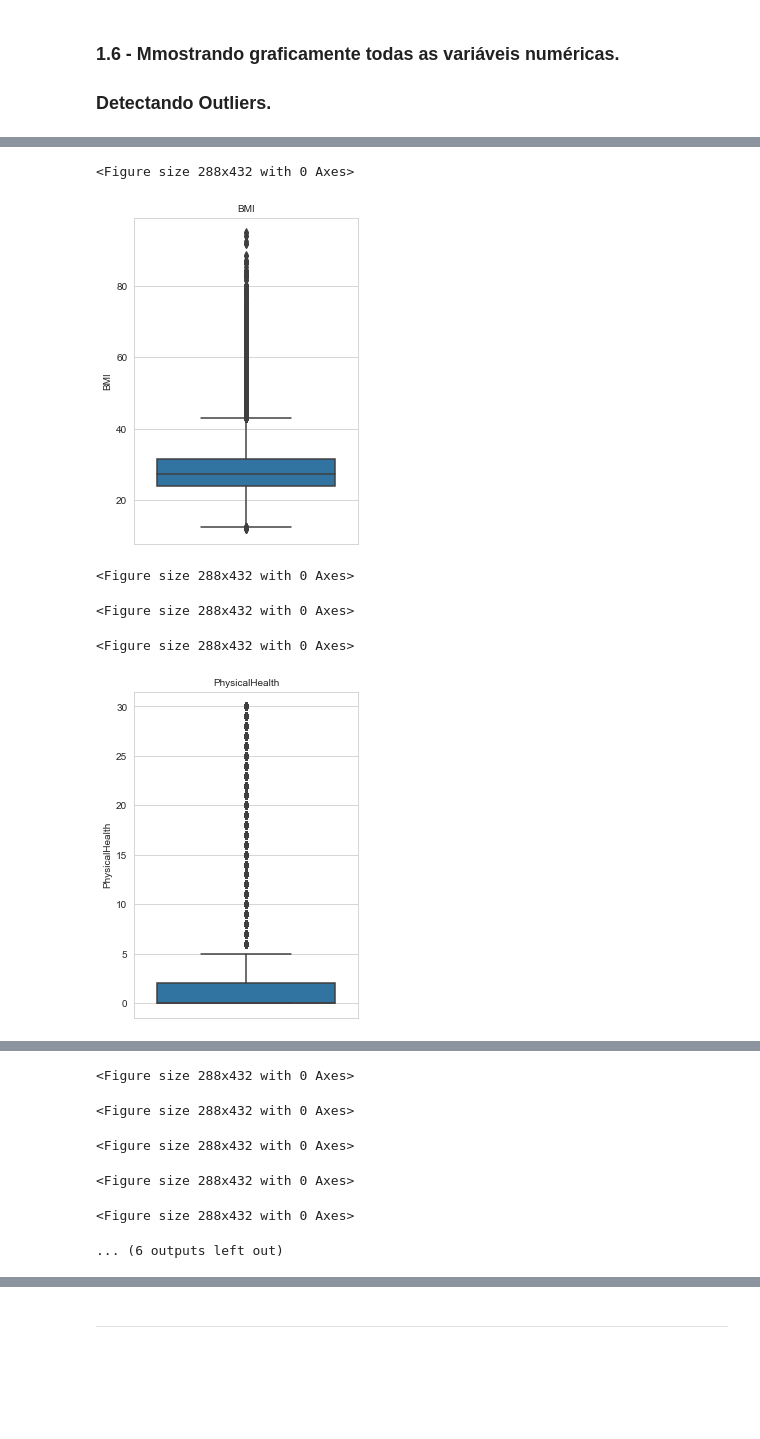
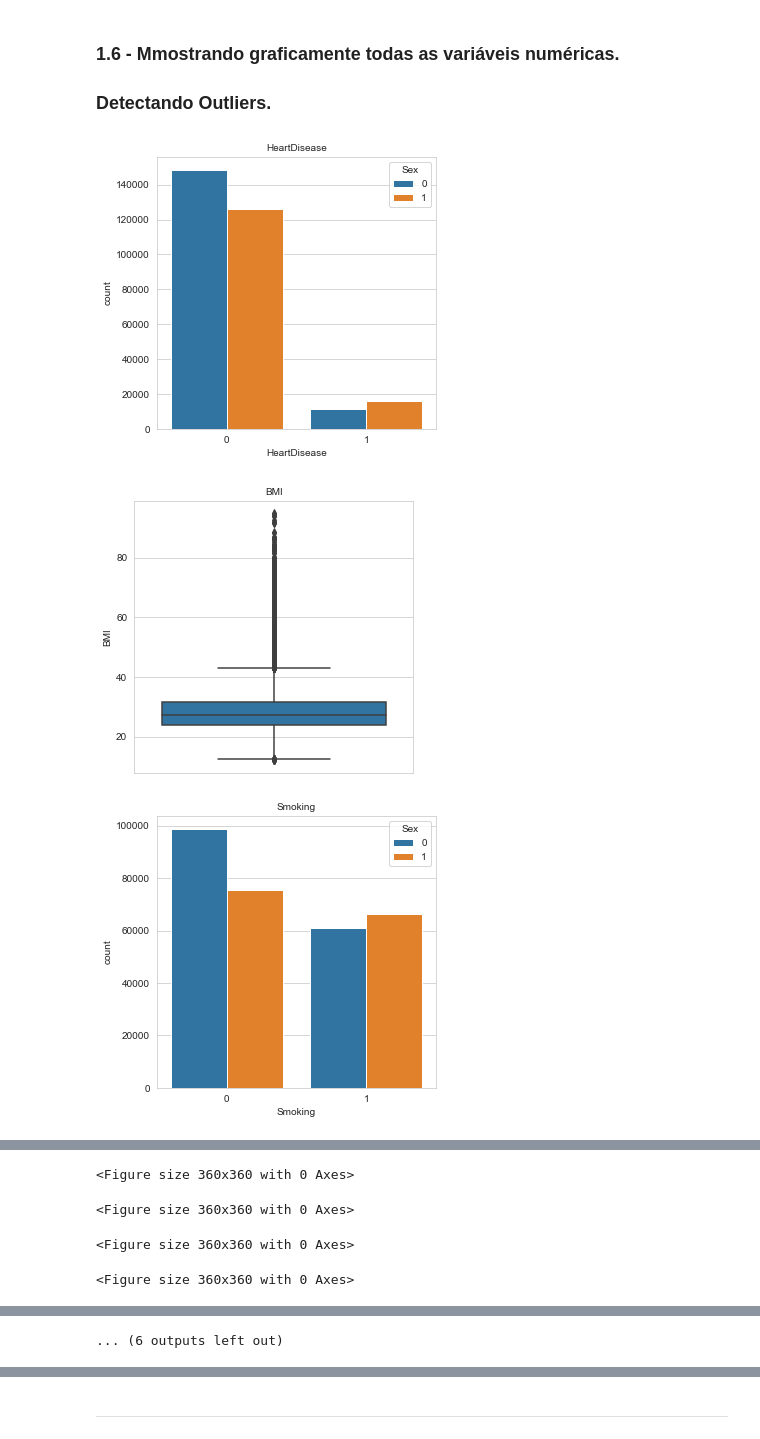
Before and after one commit to Jefferson170713/Data_Science, a Jupyter notebook: Projetos/Projetos com Machine Learn/Principais Indicadores Pessoais de Doença Cardíaca/Principais Indicadores de Doença Cardíaca.ipynb, the cells around one changed output, grey strips where cells are left out. Saved outputs shown, nothing was run; the diff lists cells and outputs as text; code cells hidden in the pictures; blank space fills up the shorter version.

```diff
--- a/Projetos/Projetos com Machine Learn/Principais Indicadores Pessoais de Doença Cardíaca/Principais Indicadores de Doença Cardíaca.ipynb
+++ b/Projetos/Projetos com Machine Learn/Principais Indicadores Pessoais de Doença Cardíaca/Principais Indicadores de Doença Cardíaca.ipynb
@@ -367,3 +354,3 @@ Name: AgeCategory, Length: 301717, dtype: int32
 # %%
-df['AgeCategory'] = aux
-df.head()
+#df['AgeCategory'] = aux
+#df.head()
@@ -420,8 +400,14 @@ sns.heatmap(df.corr(), annot=True, cmap='Blues')
 # %%
 for num, c in enumerate(df.columns):
 
-    plt.figure(figsize=(4, 6))
+    plt.figure(figsize=(5, 5))
     if c in numericas:
         plt.title(f'{c}', fontsize = 10)
-        sns.boxplot(y=df[c])
+        sns.boxplot(y=df[c], hue=df['Sex'])
+    if c in categoricas:
+        plt.title(f'{c}', fontsize = 10)
+        sns.countplot(x=df[c], hue=df['Sex'])
 # %% [output]
+[figure, new version]
+[figure, new version]
+[figure, new version]
@@ -428,6 +419,4 @@ for num, c in enumerate(df.columns):
-<Figure size 288x432 with 0 Axes>
+<Figure size 360x360 with 0 Axes>
-[figure, old version]
-<Figure size 288x432 with 0 Axes>
+<Figure size 360x360 with 0 Axes>
-<Figure size 288x432 with 0 Axes>
+<Figure size 360x360 with 0 Axes>
-<Figure size 288x432 with 0 Axes>
+<Figure size 360x360 with 0 Axes>
-[figure, old version]
@@ -435,7 +423,2 @@ for num, c in enumerate(df.columns):
-<Figure size 288x432 with 0 Axes>
+... (6 outputs left out)
-<Figure size 288x432 with 0 Axes>
-<Figure size 288x432 with 0 Axes>
-<Figure size 288x432 with 0 Axes>
-<Figure size 288x432 with 0 Axes>
-... (6 outputs left out)
 # %%
```
Also changed, not shown: parts of 26 cells of this notebook.
